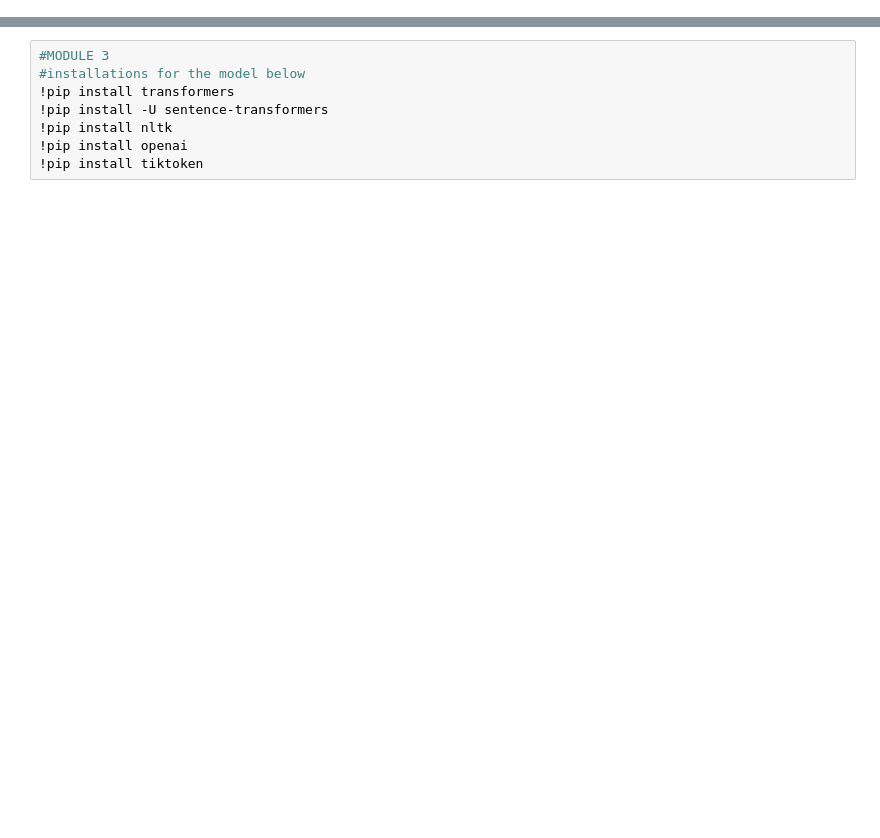
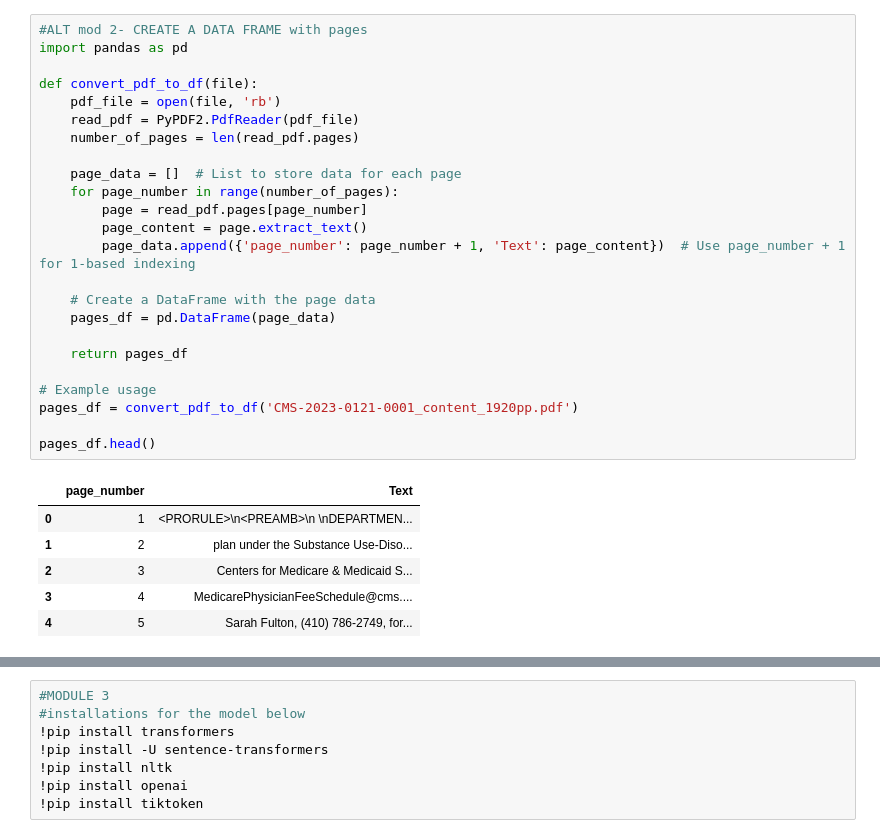
Before and after one commit to dscott-tantustech/ab_test_guide_in_python, a Jupyter notebook: Sprint_26_V2__Text_Ingest_1900pp_pdf.ipynb, the cells around one changed output, grey strips where cells are left out. Saved outputs shown, nothing was run; the diff lists cells and outputs as text; blank space fills up the shorter version.

```diff
--- a/Sprint_26_V2__Text_Ingest_1900pp_pdf.ipynb
+++ b/Sprint_26_V2__Text_Ingest_1900pp_pdf.ipynb
@@ -81,3 +77,34 @@ segments = convert_pdf_to_txt('CMS-2023-0121-0001_content_1920pp.pdf')
+# %%
+#ALT mod 2- CREATE A DATA FRAME with pages
+import pandas as pd
+
+def convert_pdf_to_df(file):
+    pdf_file = open(file, 'rb')
+    read_pdf = PyPDF2.PdfReader(pdf_file)
+    number_of_pages = len(read_pdf.pages)
+
+    page_data = []  # List to store data for each page
+    for page_number in range(number_of_pages):
+        page = read_pdf.pages[page_number]
+        page_content = page.extract_text()
+        page_data.append({'page_number': page_number + 1, 'Text': page_content})  # Use page_number + 1 for 1-based indexing
+
+    # Create a DataFrame with the page data
+    pages_df = pd.DataFrame(page_data)
+
+    return pages_df
+
+# Example usage
+pages_df = convert_pdf_to_df('CMS-2023-0121-0001_content_1920pp.pdf')
+
+pages_df.head()
+# %% [output]
+|  | page_number | Text |
+| 0 | 1 | <PRORULE>\n<PREAMB>\n \nDEPARTMEN... |
+| 1 | 2 | plan under the Substance Use-Diso... |
+| 2 | 3 | Centers for Medicare & Medicaid S... |
+| 3 | 4 | MedicarePhysicianFeeSchedule@cms.... |
+| 4 | 5 | Sarah Fulton, (410) 786-2749, for... |
 # %%
 print("The document has ",len(segments), " PAGES.")
 print()
```
Also changed, not shown: parts of 31 cells of this notebook.
